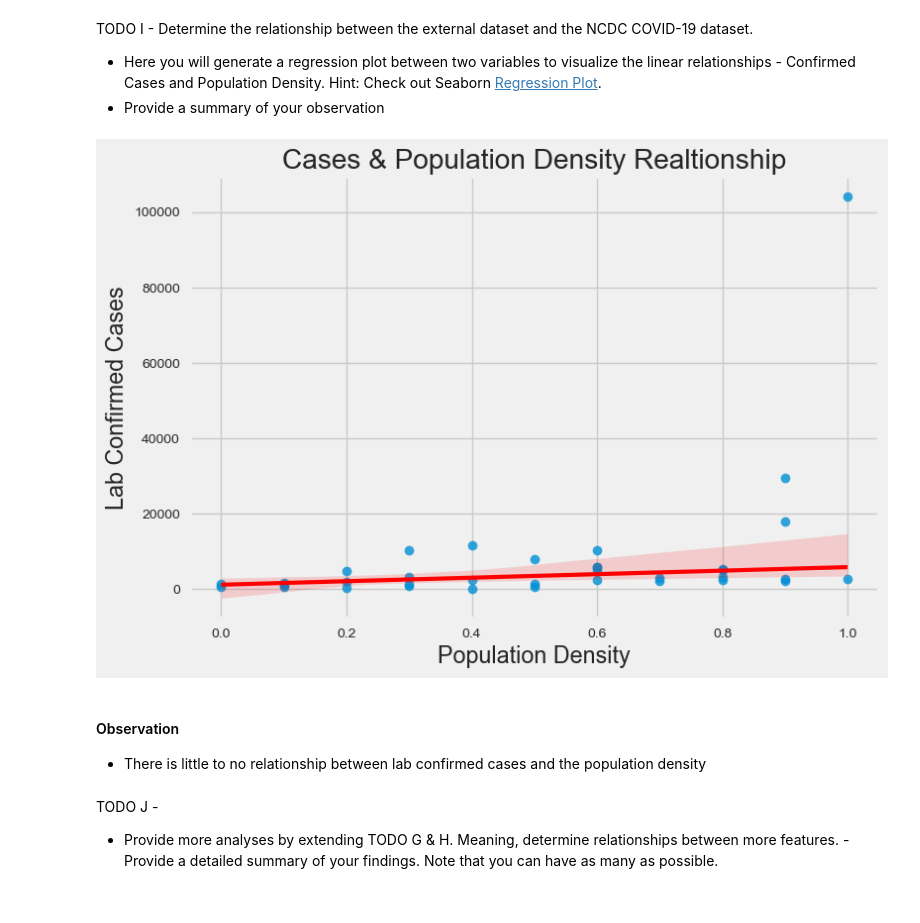
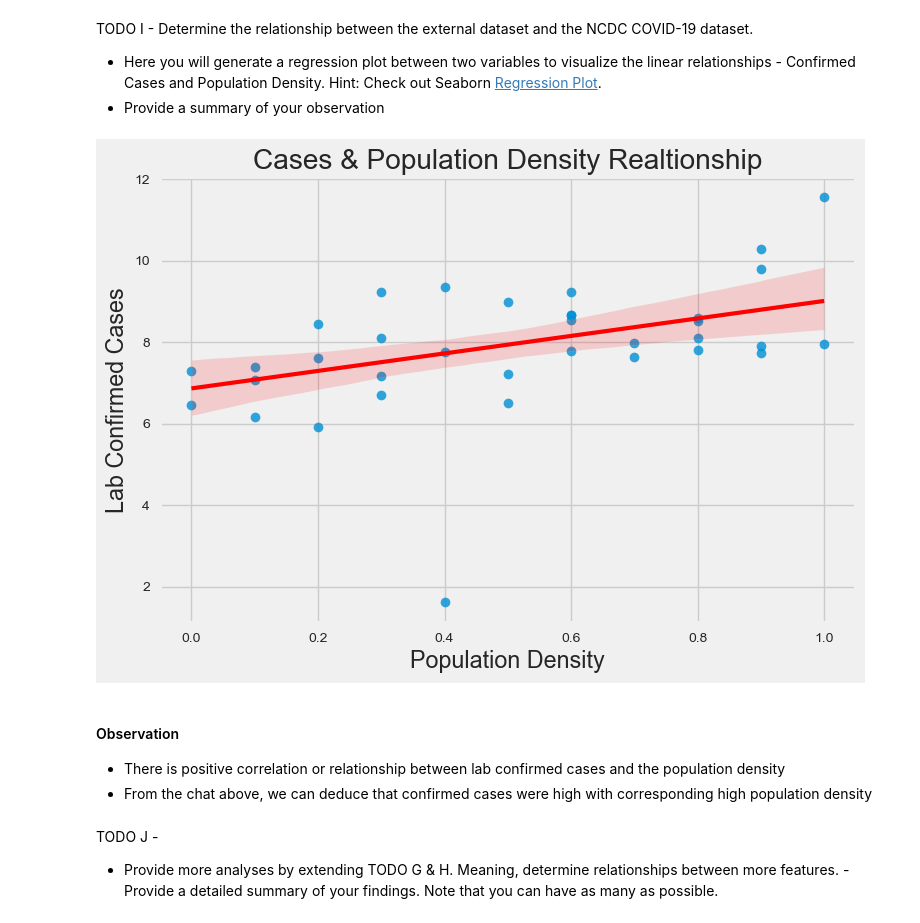
Before and after one commit to RaveEx12/Nigeria-COVID-19-Data-Analysis-Using-Python, a Jupyter notebook: covidproject.ipynb, the cells around one changed output. Drawn from its saved outputs; the diff is of its cells as text; code cells hidden in the pictures.

```diff
--- a/covidproject.ipynb
+++ b/covidproject.ipynb
@@ -796,18 +796,30 @@ TODO I - Determine the relationship between the external dataset and the NCDC CO
 
 - Here you will generate a regression plot between two variables to visualize the linear relationships - Confirmed Cases and Population Density. Hint: Check out Seaborn [Regression Plot](https://seaborn.pydata.org/generated/seaborn.regplot.html).
 - Provide a summary of your observation
+# %%
+# To be able to plot the regression plot, consider the followin;
+# there is a large difference between the scale of population density and no_cases_lab_confirmed hence, I reduced the scale by
+# taking logarithm(log) of no_cases_lab_confirmed as follows:
+
+y = np.log(com_cov['no_cases_lab_confirmed']) # this will reduce the scale of the number of lab confirmed cases.
 # %%
-sns.regplot('Population Density', 'no_cases_lab_confirmed',
+# ploting our regression line taken x for population density and y for no_lab_confirmed_cases as follows
+x = com_cov['Population Density']
+y = y # because we've taken the log of confirmed cases as y,
+
+sns.regplot(x = x, y = y,
             data = com_cov, robust = True,
            line_kws={'lw': 3, 'color': 'r'})
 plt.title('Cases & Population Density Realtionship')
-plt.ylabel('Lab Confirmed Cases');
+plt.ylabel('Lab Confirmed Cases')
+plt.savefig('cases and pop_density.png');
 # %% [output]
-[figure, old version]
+[figure, new version]
 # %% [markdown]
 #### Observation
 
-- There is little to no relationship between lab confirmed cases and the population density
+- There is positive correlation or relationship between lab confirmed cases and the population density
+- From the chat above, we can deduce that confirmed cases were high with corresponding high population density
 # %% [markdown]
 
 TODO J -
```
Also changed, not shown: parts of 34 cells of this notebook, 11 other files.
